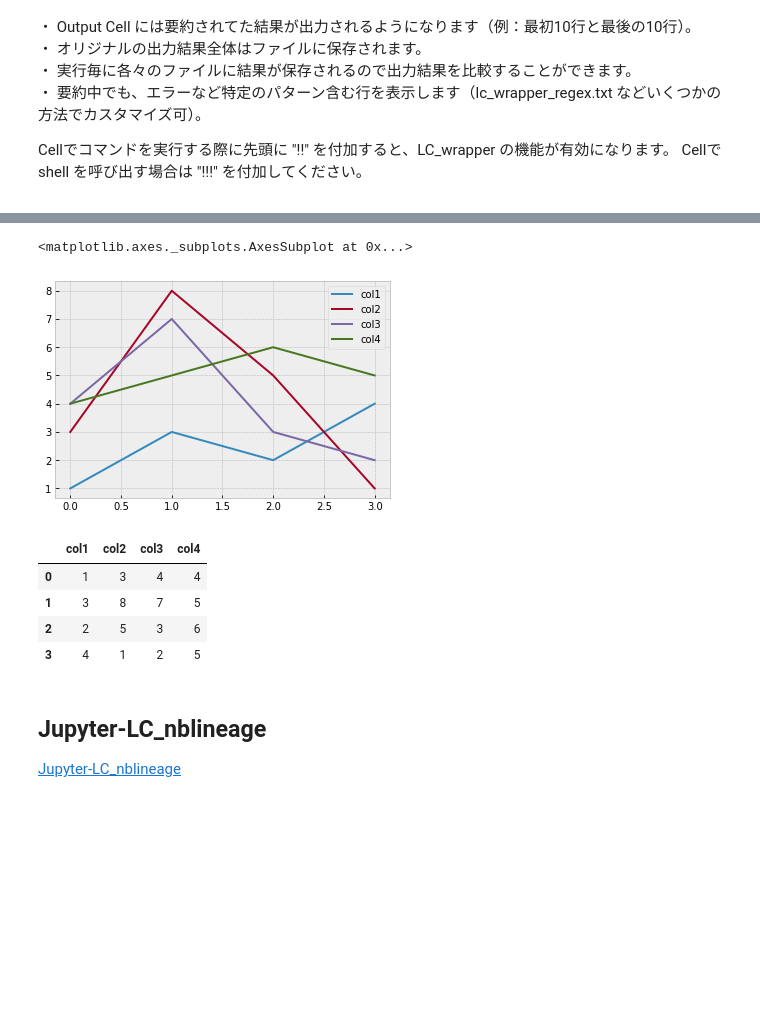
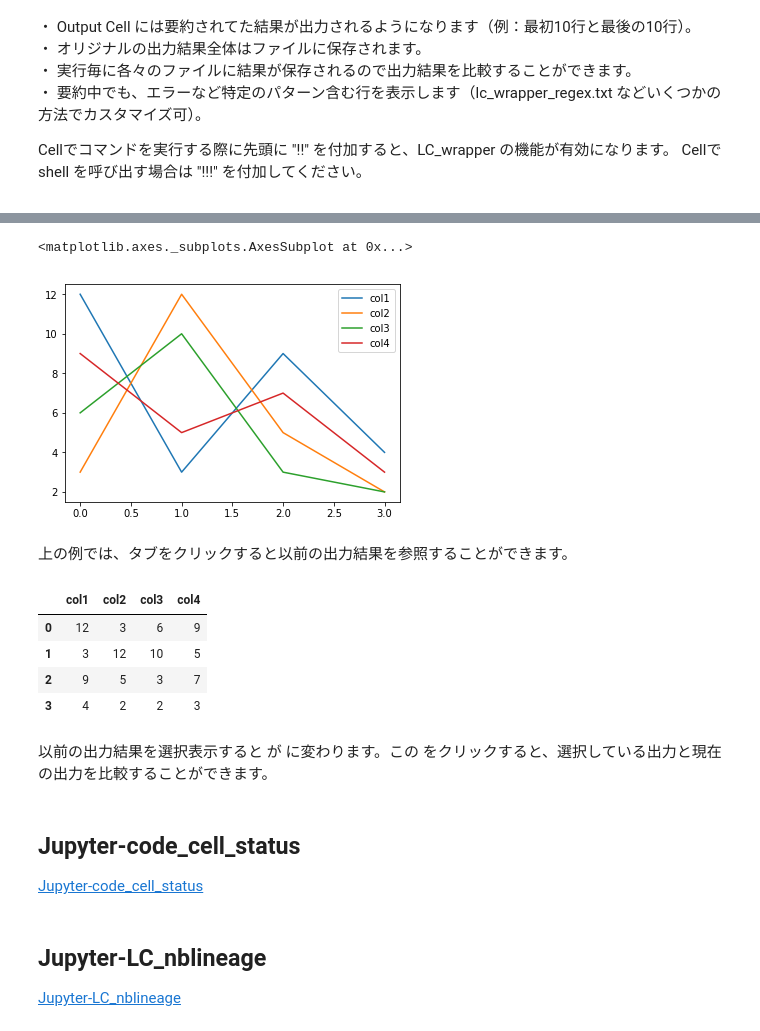
Before and after one commit to NII-cloud-operation/Jupyter-LC_docker, a Jupyter notebook: sample-notebooks/01_About NII Extensions - NII謹製の機能拡張について.ipynb, the cells around one changed output, grey strips where cells are left out. Cells and saved outputs as stored; diff of their text form; code cells hidden in the pictures; blank space fills up the shorter version.

```diff
--- a/sample-notebooks/01_About NII Extensions - NII謹製の機能拡張について.ipynb
+++ b/sample-notebooks/01_About NII Extensions - NII謹製の機能拡張について.ipynb
@@ -183,24 +201,25 @@ import random
 %matplotlib inline
 # %%
 plot_df = pandas.DataFrame({
-    'col1': [1, 3, random.randint(1,10), 4],
-    'col2': [3, random.randint(5,10), 5, 1],
-    'col3': [4, 7, 3, 2],
-    'col4': [4, 5, 6, 5],
-
+    'col1': [12, 3, random.randint(1,10), 4],
+    'col2': [3, 12, 5, 2],
+    'col3': [random.randint(4,7), 10, 3, random.randint(0,2)],
+    'col4': [random.randint(0,11), 5, random.randint(6,12), random.randint(0,5)],
 })
-
 plot_df
-
 plot_df.plot()
 # %% [output]
 <matplotlib.axes._subplots.AxesSubplot at 0x...>
-[figure, old version]
+[figure, new version]
+# %% [markdown]
+上の例では、タブをクリックすると以前の出力結果を参照することができます。
 # %%
 plot_df
 # %% [output]
 |  | col1 | col2 | col3 | col4 |
-| 0 | 1 | 3 | 4 | 4 |
-| 1 | 3 | 8 | 7 | 5 |
-| 2 | 2 | 5 | 3 | 6 |
-| 3 | 4 | 1 | 2 | 5 |
+| 0 | 12 | 3 | 6 | 9 |
+| 1 | 3 | 12 | 10 | 5 |
+| 2 | 9 | 5 | 3 | 7 |
+| 3 | 4 | 2 | 2 | 3 |
+# %% [markdown]
+以前の出力結果を選択表示すると <span class='fa fa-fw fa-thumb-tack'></span> が <span class='fa fa-fw fa-exchange'></span> に変わります。この <span class='fa fa-fw fa-exchange'></span>をクリックすると、選択している出力と現在の出力を比較することができます。
@@ -207,3 +228,7 @@ plot_df
+# %% [markdown]
+## Jupyter-code_cell_status
+
+<span class='fa fa-fw fa-external-link'></span> [Jupyter-code_cell_status](https://github.com/NII-cloud-operation/Jupyter-code_cell_status)
 # %% [markdown]
 ## Jupyter-LC_nblineage
 
```
Also changed, not shown: parts of 7 cells of this notebook, 3 other files.
